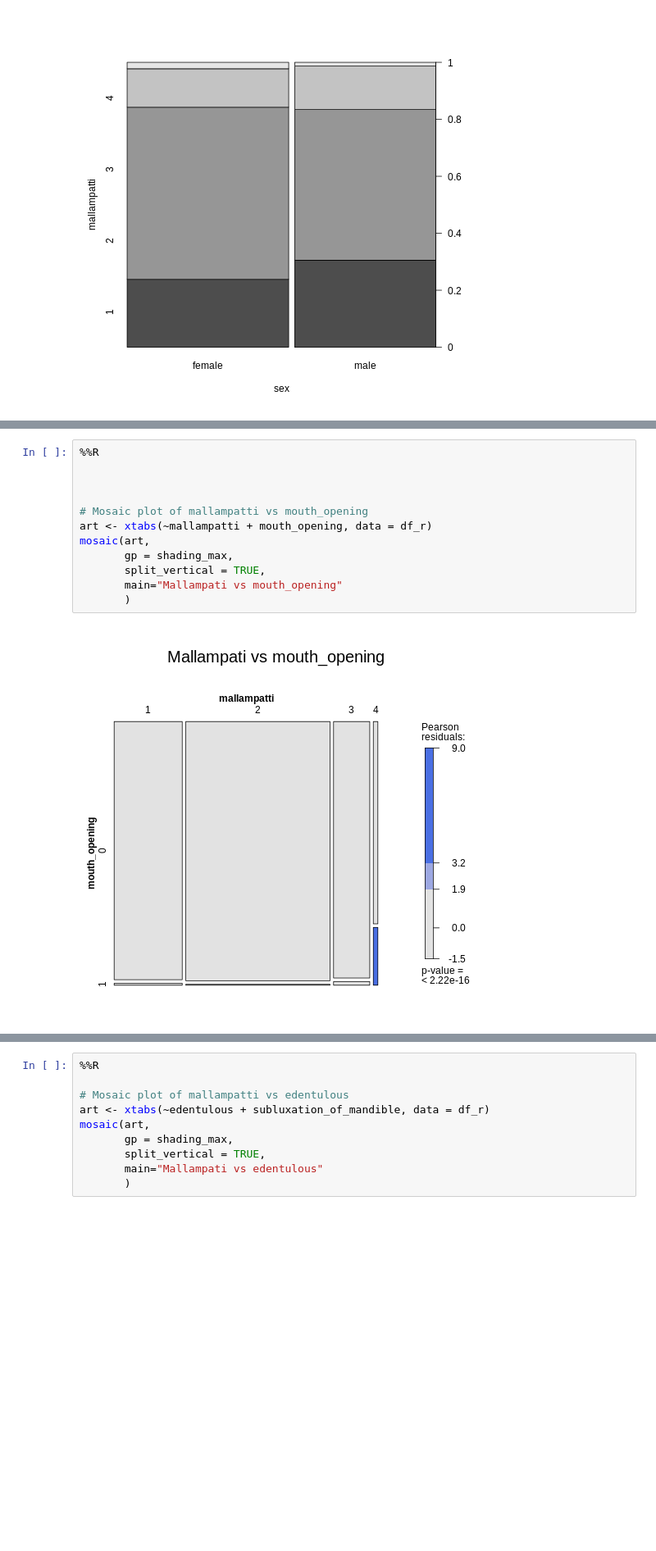
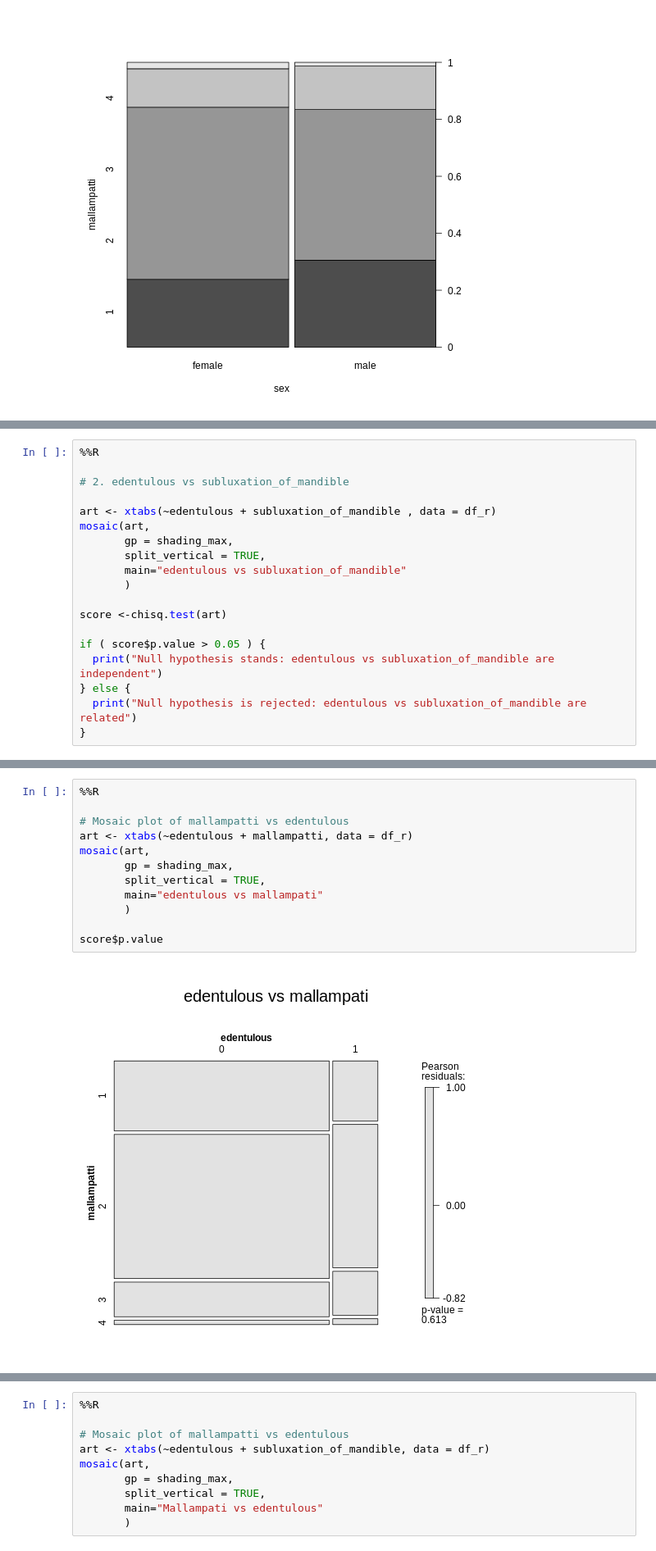
Before and after one commit to harnalashok/classification, a Jupyter notebook: airways.ipynb, the cells around one changed output, grey strips where cells are left out. Shown at 82% size. Cells and saved outputs as stored; diff of their text form; blank space fills up the shorter version.

```diff
--- a/airways.ipynb
+++ b/airways.ipynb
@@ -478,0 +514,19 @@ sex        1   2   3   4
+# %%
+%%R
+
+# 2. edentulous vs subluxation_of_mandible
+
+art <- xtabs(~edentulous + subluxation_of_mandible , data = df_r)
+mosaic(art,
+       gp = shading_max,
+       split_vertical = TRUE,
+       main="edentulous vs subluxation_of_mandible"
+       )
+
+score <-chisq.test(art)
+
+if ( score$p.value > 0.05 ) {
+  print("Null hypothesis stands: edentulous vs subluxation_of_mandible are independent")
+} else {
+  print("Null hypothesis is rejected: edentulous vs subluxation_of_mandible are related")
+}
@@ -479,14 +563,14 @@ sex        1   2   3   4
 # %%
 %%R
 
-
-
-# Mosaic plot of mallampatti vs mouth_opening
-art <- xtabs(~mallampatti + mouth_opening, data = df_r)
+# Mosaic plot of mallampatti vs edentulous
+art <- xtabs(~edentulous + mallampatti, data = df_r)
 mosaic(art,
        gp = shading_max,
        split_vertical = TRUE,
-       main="Mallampati vs mouth_opening"
+       main="edentulous vs mallampati"
        )
+
+score$p.value
 # %% [output]
-[figure, old version]
+[figure, new version]
```
Also changed, not shown: parts of 15 cells of this notebook.
